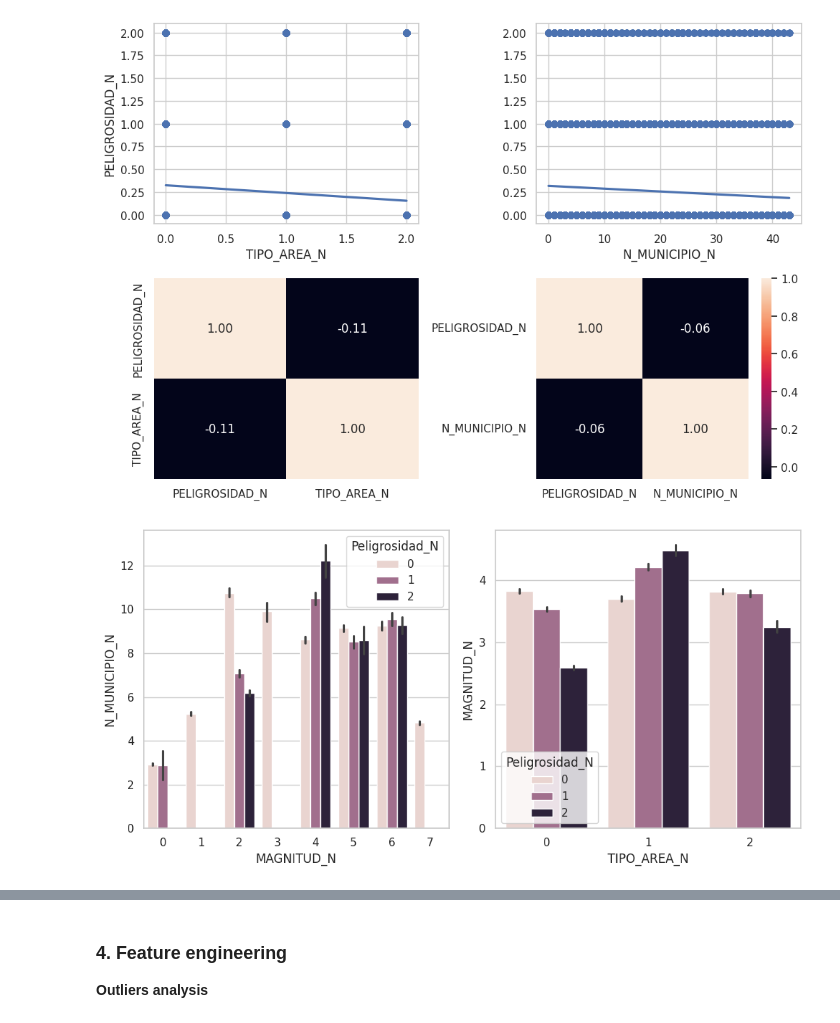
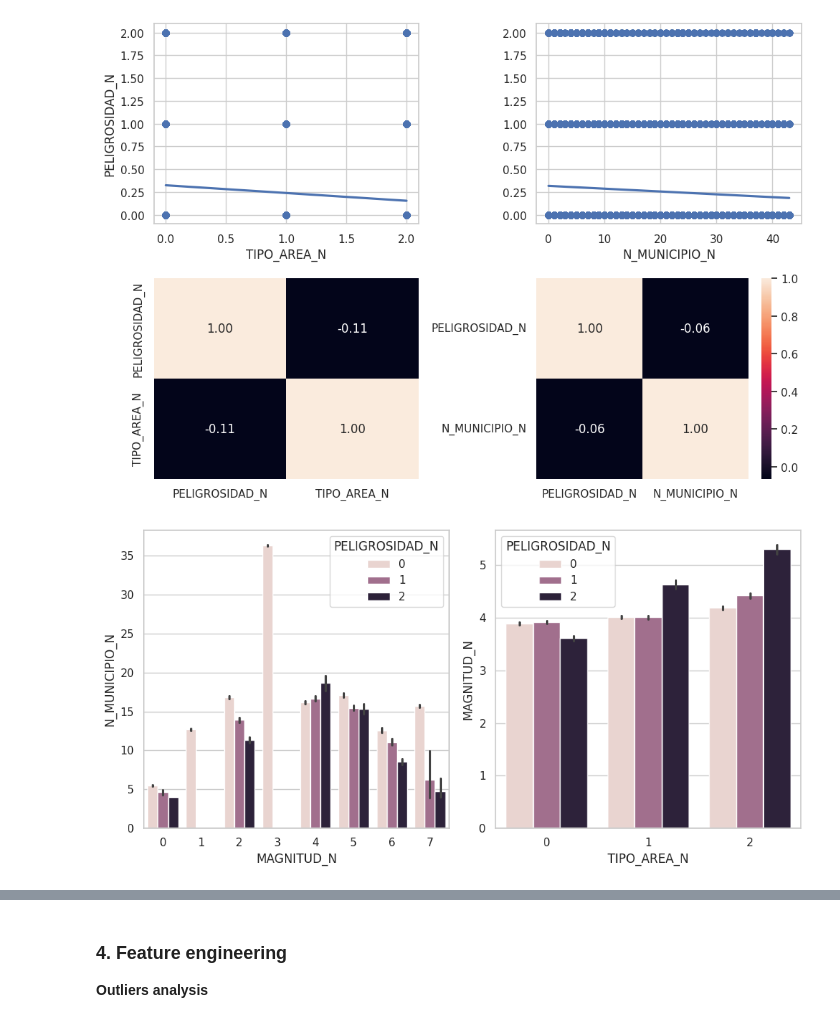
Before and after one commit to Pilizmt/Final-project-air-quality, a Jupyter notebook: src/EDA_andalucia.ipynb, the cells around one changed output, grey strips where cells are left out. Drawn from its saved outputs; the diff is of its cells as text; code cells hidden in the pictures.

```diff
--- a/src/EDA_andalucia.ipynb
+++ b/src/EDA_andalucia.ipynb
@@ -242,14 +242,14 @@ plt.show()
 # %%
 fig, axis = plt.subplots(figsize = (10, 5), ncols = 2)
 
-sns.barplot(ax = axis[0], data = madrid_df, x = 'MAGNITUD_N', y = 'N_MUNICIPIO_N', hue = 'Peligrosidad_N')
-sns.barplot(ax = axis[1], data = madrid_df, x = 'TIPO_AREA_N', y = 'MAGNITUD_N', hue = 'Peligrosidad_N')
+sns.barplot(ax = axis[0], data = madrid_df, x = 'MAGNITUD_N', y = 'N_MUNICIPIO_N', hue = 'PELIGROSIDAD_N')
+sns.barplot(ax = axis[1], data = madrid_df, x = 'TIPO_AREA_N', y = 'MAGNITUD_N', hue = 'PELIGROSIDAD_N')
 
 plt.tight_layout()
 
 plt.show()
 # %% [output]
-[figure, old version]
+[figure, new version]
 # %%
 # Correlation map
 fig, axis = plt.subplots(figsize = (8, 5))
```
Also changed, not shown: parts of 9 cells of this notebook, 11 other files.
